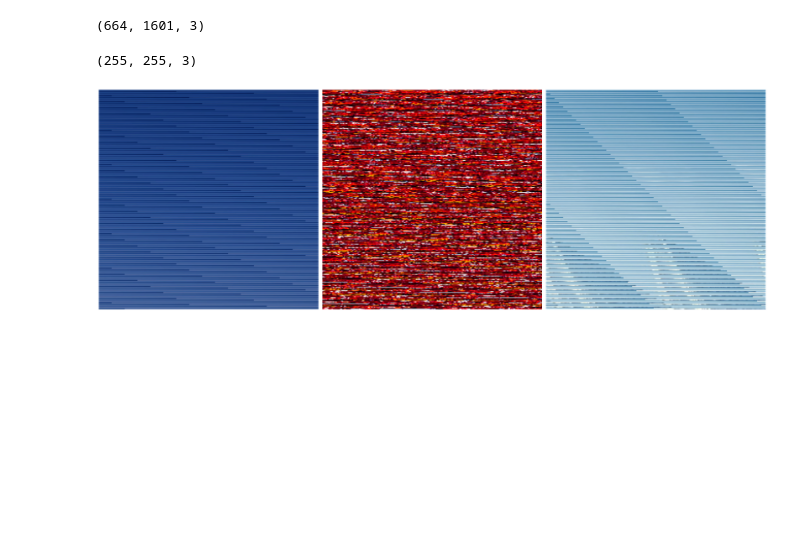
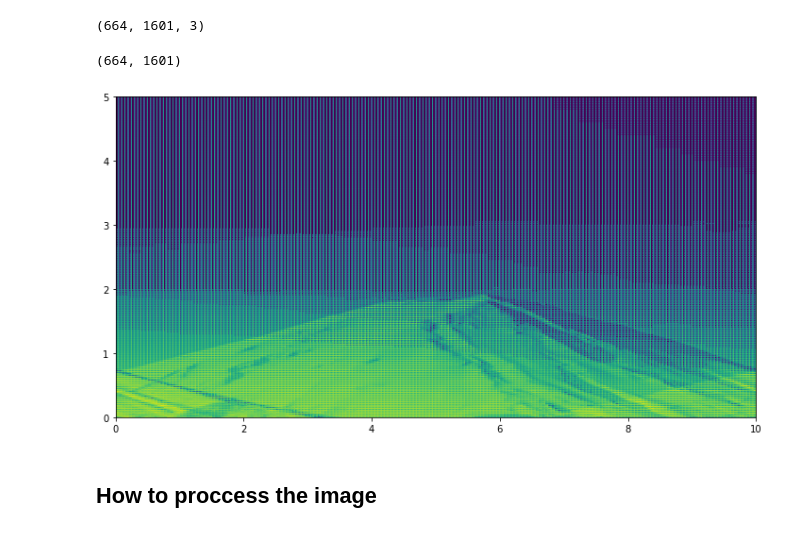
Before and after one commit to Ashraf-Khabar/Data-Science-Docs, a Jupyter notebook: Data Manupilation/Image Manupilation/main.ipynb, the cells around one changed output. Drawn from its saved outputs; the diff is of its cells as text; code cells hidden in the pictures; blank space fills up the shorter version.

```diff
--- a/Data Manupilation/Image Manupilation/main.ipynb
+++ b/Data Manupilation/Image Manupilation/main.ipynb
@@ -79,23 +79,22 @@ images[1].shape
 (664, 1601, 3)
 # %%
 reshaped_images = []
+
 for image in images:
-    reshaped_image = np.resize(image, (255, 255, 3))
-    reshaped_images.append(reshaped_image)
+    reshaped_image = np.resize(image, (image.shape[0], image.shape[1]))
+    pil_image = Image.fromarray(reshaped_image)
+    bw_image = pil_image.convert('L')
+    reshaped_images.append(np.array(bw_image))
 # %%
 reshaped_images[1].shape
 # %% [output]
-(255, 255, 3)
+(664, 1601)
-# %%
-plt.figure(figsize=(40, 10))
-columns = 5
-
-for i, image in enumerate(reshaped_images[:3]):
-    plt.subplot(len(reshaped_images[:3]) // columns + 1, columns, i + 1)
-    plt.imshow(image)
-    plt.axis('off')
-
-plt.tight_layout()
-plt.show()
-# %% [output]
-[figure, removed]
+# %%
+plt.figure(figsize=(10, 10))
+plt.imshow(reshaped_images[0], extent=[0, 10, 0, 5])
+plt.tight_layout()
+plt.show()
+# %% [output]
+[figure, added]
+# %% [markdown]
+## How to proccess the image
```
Also changed, not shown: parts of 5 cells of this notebook.
